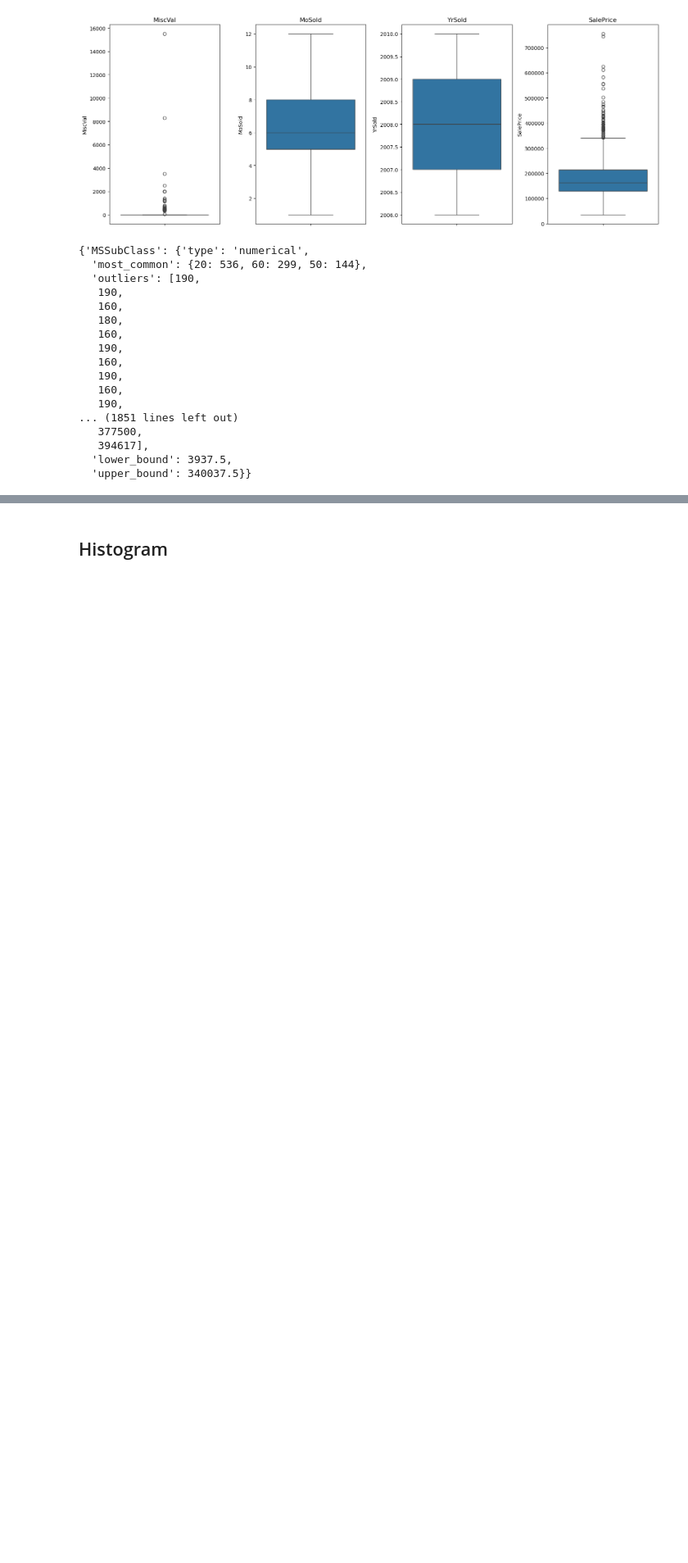
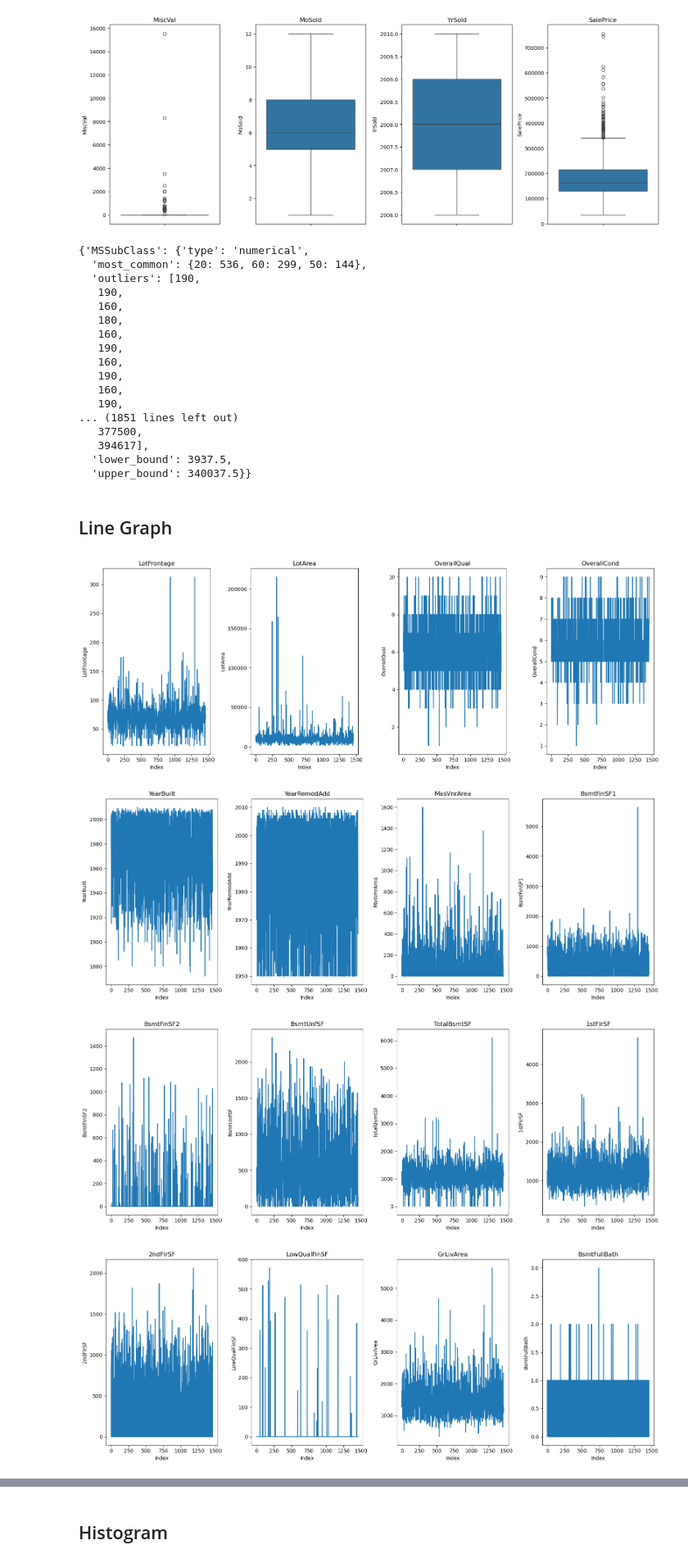
Before and after one commit to Eddythemachine/house_price_competition_kaggle, a Jupyter notebook: notebooks/1.eda.ipynb, the cells around one changed output, grey strips where cells are left out. Shown at 82% size. Saved outputs shown, nothing was run; the diff lists cells and outputs as text; code cells hidden in the pictures; blank space fills up the shorter version.

```diff
--- a/notebooks/1.eda.ipynb
+++ b/notebooks/1.eda.ipynb
@@ -486,3 +486,27 @@ insights
    394617],
   'lower_bound': 3937.5,
   'upper_bound': 340037.5}}
+# %% [markdown]
+## Line Graph
+# %%
+
+def plot_line_charts(dataframe):
+    num_cols = dataframe.select_dtypes(include='number').columns
+    for i in range(0, len(num_cols), 4):
+        subset = num_cols[i:i+4]
+        plt.figure(figsize=(16, 6))
+        for j, col in enumerate(subset, 1):
+            plt.subplot(1, 4, j)
+            sns.lineplot(x=dataframe.index, y=dataframe[col])
+            plt.title(col)
+            plt.xlabel('Index')
+            plt.ylabel(col)
+        plt.tight_layout()
+        plt.show()
+# %%
+plot_line_charts(df[numerical_cols])
+# %% [output]
+[figure, added]
+[figure, added]
+[figure, added]
+[figure, added]
```
Also changed, not shown: parts of 1 cell of this notebook, 3 other files.
